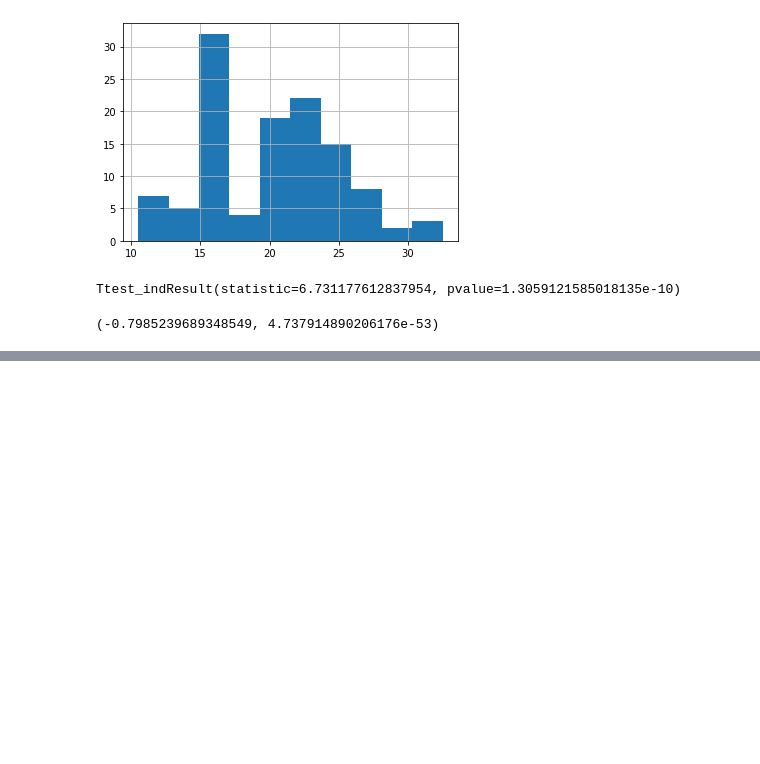
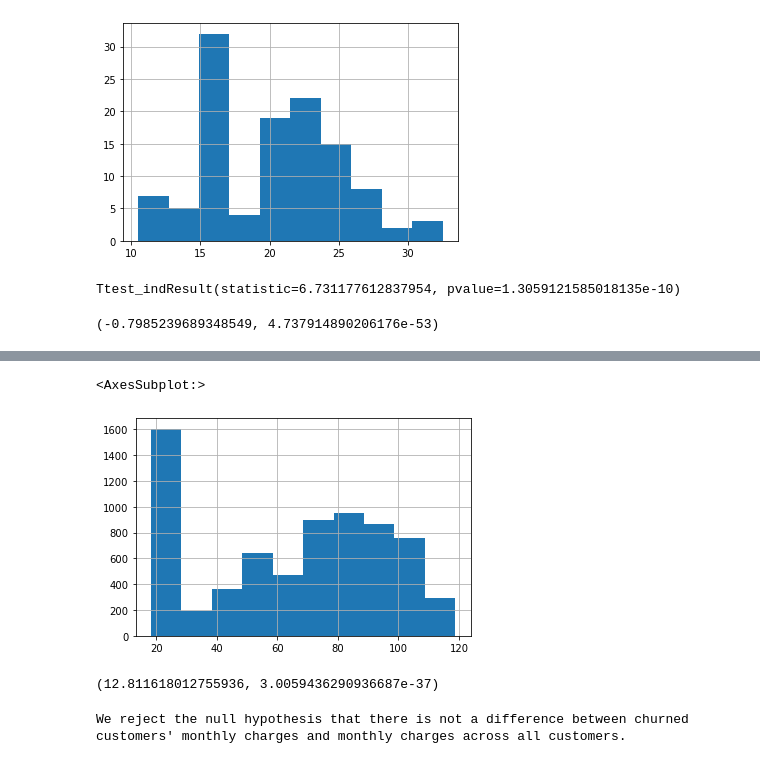
Before and after one commit to tim-keriazes/statistics-exercises, a Jupyter notebook: hypothesis_testing.ipynb, the cells around one changed output, grey strips where cells are left out. Drawn from its saved outputs; the diff is of its cells as text; code cells hidden in the pictures; blank space fills up the shorter version.

```diff
--- a/hypothesis_testing.ipynb
+++ b/hypothesis_testing.ipynb
@@ -172,0 +249,5 @@ stats.pearsonr(x,y)
+# %%
+telco.MonthlyCharges.hist()
+# %% [output]
+<AxesSubplot:>
+[figure, added]
@@ -172,0 +259,13 @@ stats.pearsonr(x,y)
+# %%
+t, p = stats.ttest_ind(churned_customer.MonthlyCharges, telco.MonthlyCharges)
+t, p
+# %% [output]
+(12.811618012755936, 3.0059436290936687e-37)
+# %%
+if (p/2) < a and t > 0:
+    print("We reject the null hypothesis that there is not a difference between churned customers' monthly charges and monthly charges across all customers.")
+else:
+    print("We fail to reject the null hypothesis")
+    print("We don't have enough evidence to support the claim that", alternative_hypothesis)
+# %% [output]
+We reject the null hypothesis that there is not a difference between churned customers' monthly charges and monthly charges across all customers.
```
Also changed, not shown: parts of 64 cells of this notebook.
